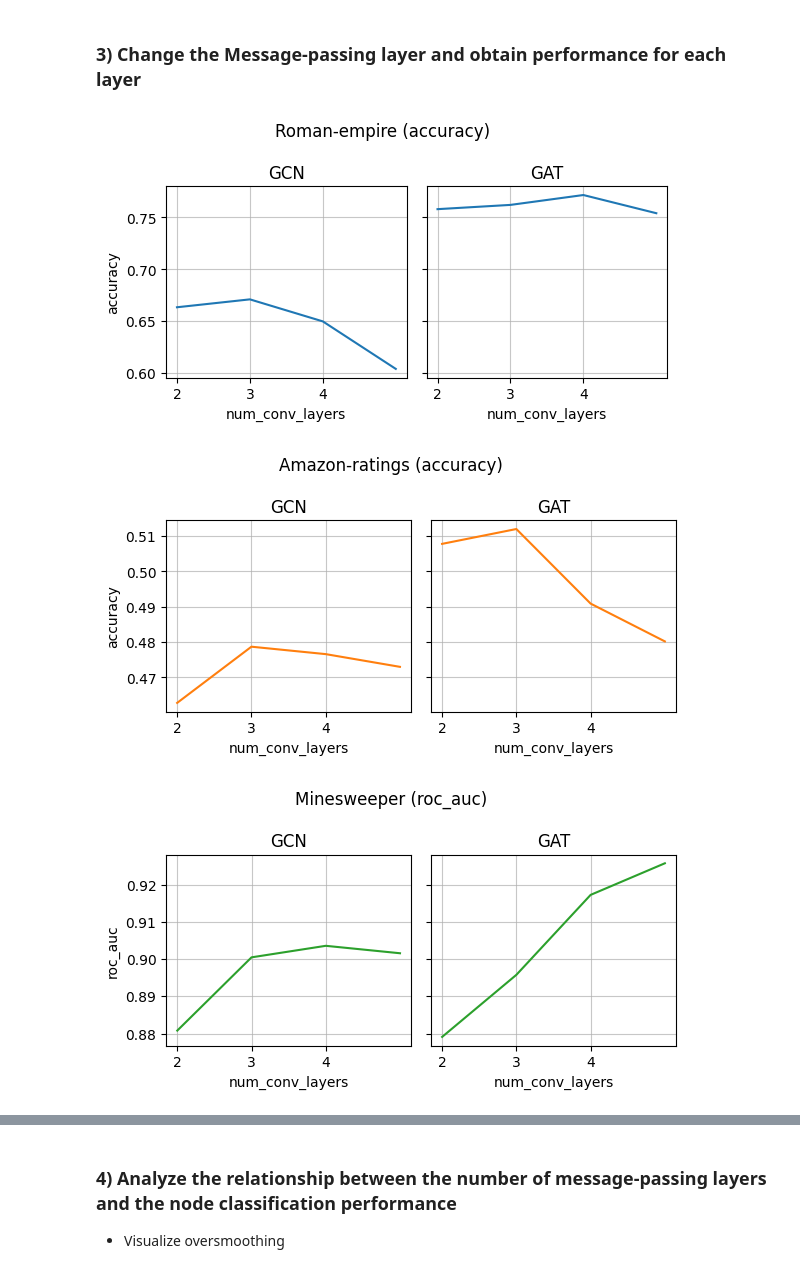
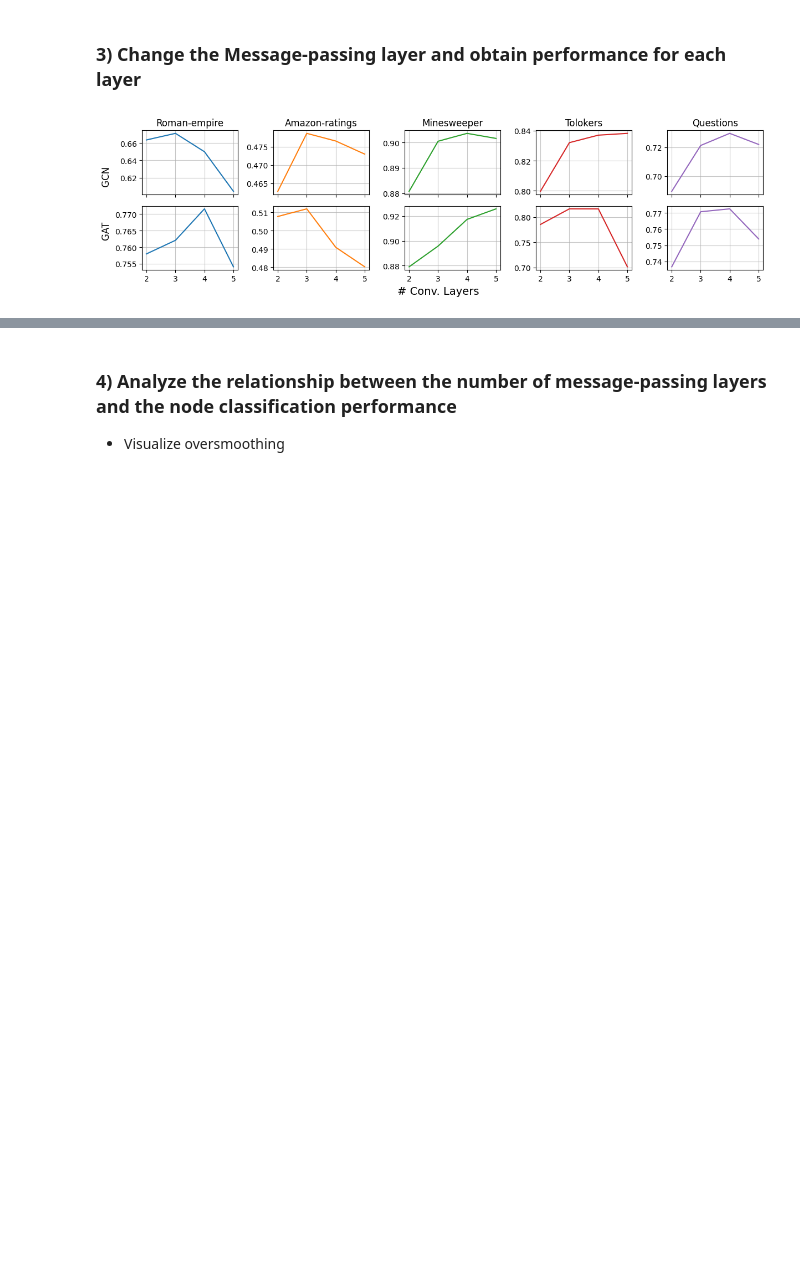
Before and after one commit to ericzander/cs510-project, a Jupyter notebook: notebooks/oversmoothing.ipynb, the cells around one changed output, grey strips where cells are left out. Cells and saved outputs as stored; diff of their text form; code cells hidden in the pictures; blank space fills up the shorter version.

```diff
--- a/notebooks/oversmoothing.ipynb
+++ b/notebooks/oversmoothing.ipynb
@@ -102,35 +107,44 @@ display(results)
 # %% [markdown]
 ### 3) Change the Message-passing layer and obtain performance for each layer
 # %%
-def plot_results(results, data_name, metric_name, color="blue"):
-    fig, axes = plt.subplots(1, 2, figsize=(6, 3.2), sharey=True)
-
+def plot_results(results, data_name, metric_name, color, axes, is_middle):
     df = results[results["dataset"] == data_name]
 
     sns.lineplot(df[df.model_type == "GCN"], x="num_conv_layers", y=metric_name, ax=axes[0], color=color)
     sns.lineplot(df[df.model_type == "GAT"], x="num_conv_layers", y=metric_name, ax=axes[1], color=color)
 
-    axes[0].set_title("GCN")
-    axes[1].set_title("GAT")
+    axes[0].set_title(f"{data_name}")
+    # axes[1].set_title(f"GAT - {data_name}")
 
-    for ax in axes:
-        ax.set_xticks([2, 3, 4])
+    for i, ax in enumerate(axes):
+        ax.set_xticks([2, 3, 4, 5])
+
+        if is_middle and i == 1:
+            ax.set_xlabel("# Conv. Layers", x=0.35, y=0.02, fontsize=14)
+        else:
+            ax.set_xlabel(None)
+
+        ax.set_ylabel(None)
         ax.set_axisbelow(True)
         ax.grid(alpha=0.7)
-
-    plt.suptitle(f"{data_name} ({metric_name})")
-
-    plt.tight_layout()
-
-    plt.show()
 # %%
 dataset_names = list(results.dataset.unique())
 metric_list = ["accuracy", "accuracy", "roc_auc", "roc_auc", "roc_auc"]
 palette = sns.color_palette("tab10", len(dataset_names))
 
+fig, axes = plt.subplots(2, 5, figsize=(12, 5), sharex=True)#, sharey=True)
+
+i = 0
+
 for data_name, metric, color in zip(dataset_names, metric_list, palette):
-    plot_results(results, data_name, metric, color)
+    is_middle = True if i == 2 else False
+
+    plot_results(results, data_name, metric, color, axes[:, i], is_middle)
+    i += 1
+
+plt.suptitle("GAT            GCN", x=0, y=0.5, rotation=90)
+
+plt.tight_layout()
+plt.show()
 # %% [output]
-[figure, old version]
+[figure, new version]
-[figure, removed]
-[figure, removed]
```
Also changed, not shown: parts of 8 cells of this notebook, 4 other files.
